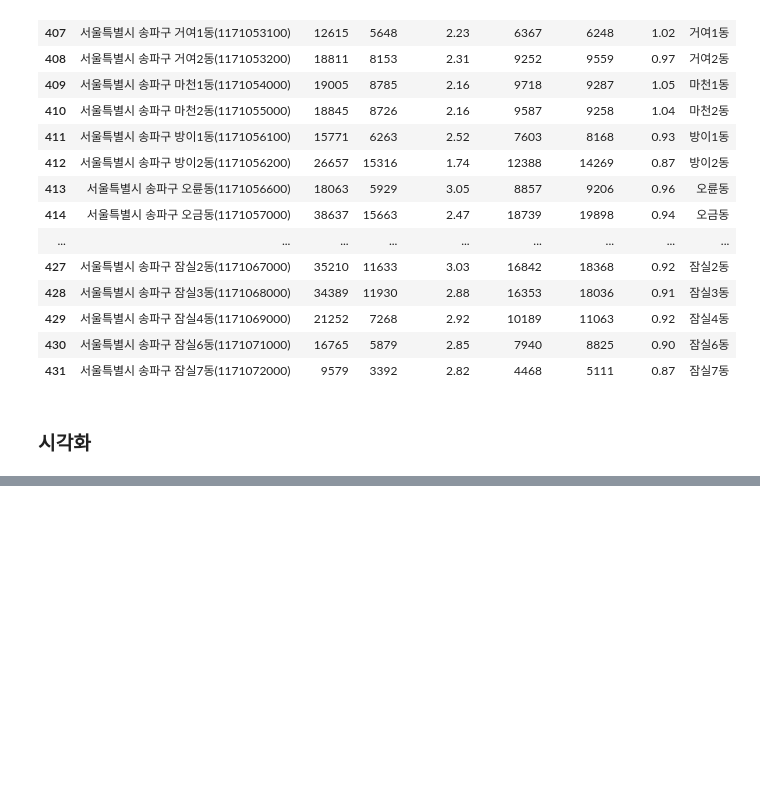
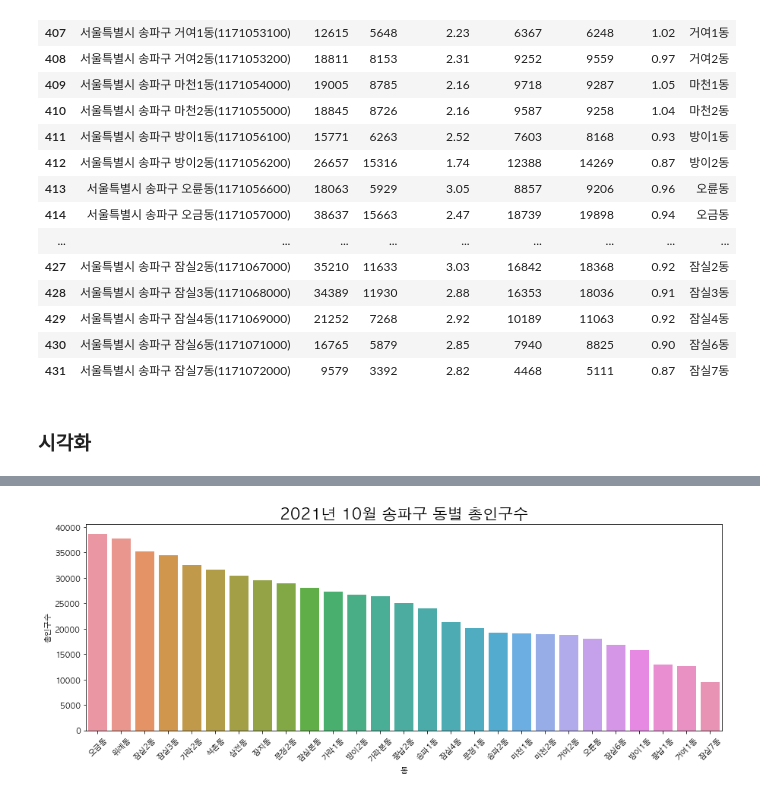
Before and after one commit to limetree-indigo/python-visualization, a Jupyter notebook: 11 지역별 인구구조 시각화/11 지역별 인구구조 시각화.ipynb, the cells around one changed output, grey strips where cells are left out. Saved outputs shown, nothing was run; the diff lists cells and outputs as text; code cells hidden in the pictures; blank space fills up the shorter version.

```diff
--- a/11 지역별 인구구조 시각화/11 지역별 인구구조 시각화.ipynb
+++ b/11 지역별 인구구조 시각화/11 지역별 인구구조 시각화.ipynb
@@ -362,0 +343,8 @@ sns.barplot(data=df_song,x='동
+# %%
+sns.barplot(data=df_song,x='동',y='총인구수')
+plt.xticks(rotation=45)
+plt.title('2021년 10월 송파구 동별 총인구수', size=20)
+
+plt.show()
+# %% [output]
+[figure, added]
```
Also changed, not shown: parts of 1 cell of this notebook.
